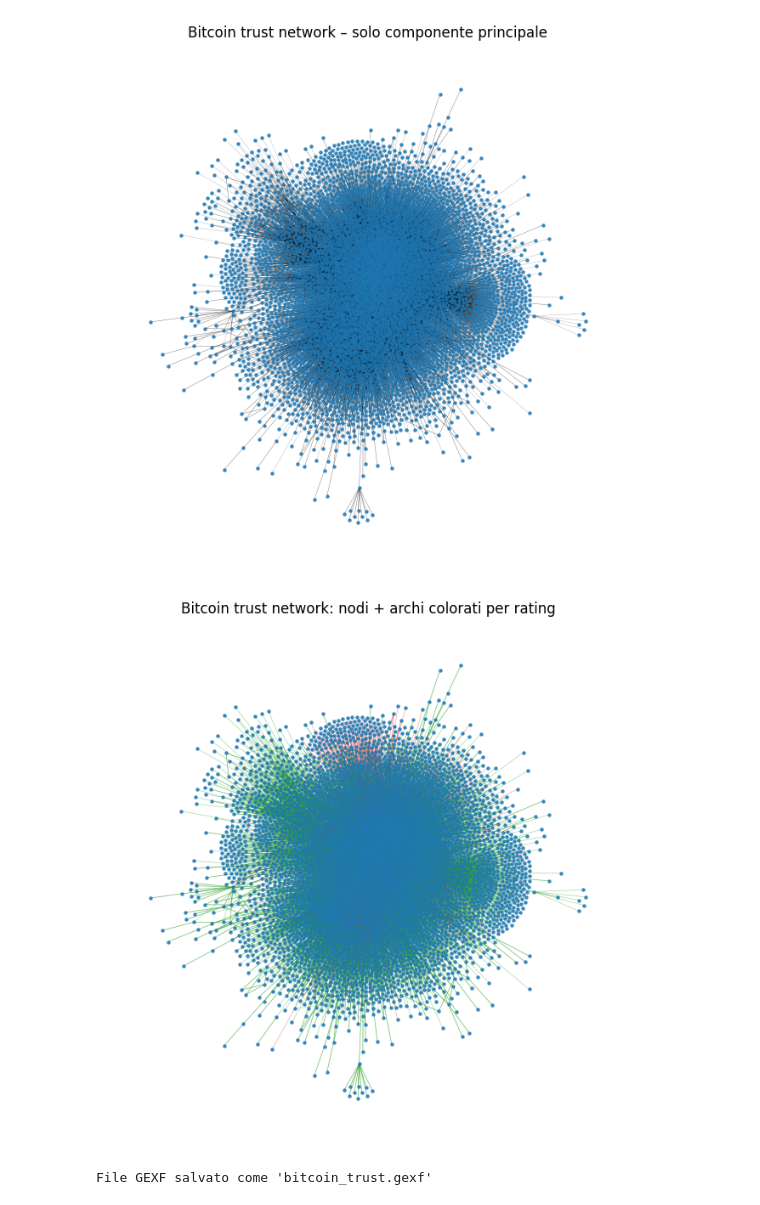
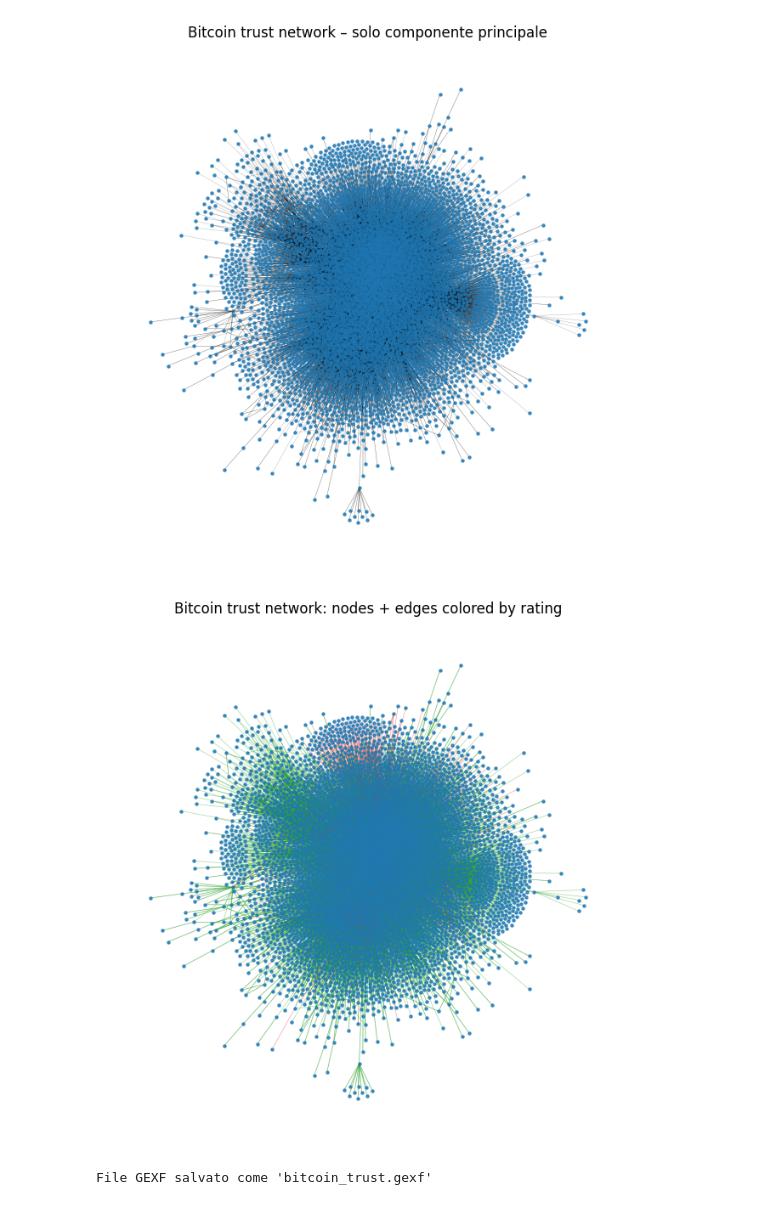
Before and after one commit to FraSeb6/BITCOIN-TRUST_network_science, a Jupyter notebook: main.ipynb, the cells around one changed output. Drawn from its saved outputs; the diff is of its cells as text; code cells hidden in the pictures.

```diff
--- a/main.ipynb
+++ b/main.ipynb
@@ -234,42 +228,42 @@ plt.show()
 # %%
 G = G_big
 
-# dizionario: nodo -> (x, y)
+# dictionary: node -> (x, y)
 pos = {n: (d["x"], d["y"]) for n, d in G.nodes(data=True)}
 
 edge_colors = []
 for u, v, data in G.edges(data=True):
     r = data.get("rating", 0)
     if r > 0:
-        edge_colors.append("tab:green")   # fiducia positiva
+        edge_colors.append("tab:green")   # positive trust
     elif r < 0:
-        edge_colors.append("tab:red")    # fiducia negativa
+        edge_colors.append("tab:red")     # negative trust
     else:
-        edge_colors.append("lightgray")  # neutro
+        edge_colors.append("lightgray")   # neutral
 
 plt.figure(figsize=(8, 8))
 
-# nodi piccoli e semitrasparenti
+# small, semi-transparent nodes
 nx.draw_networkx_nodes(
     G,
     pos,
     node_size=5,
     alpha=0.8
 )
 
-# archi colorati in base al rating
+# edges colored by rating
 nx.draw_networkx_edges(
     G,
     pos,
     edge_color=edge_colors,
     alpha=0.4,
     width=0.5,
-    arrows=False   # niente frecce per alleggerire
+    arrows=False   # no arrows to keep it lighter
 )
 
 plt.axis("off")
-plt.title("Bitcoin trust network: nodi + archi colorati per rating")
+plt.title("Bitcoin trust network: nodes + edges colored by rating")
 plt.show()
 # %% [output]
-[figure, old version]
+[figure, new version]
 # %%
```
Also changed, not shown: parts of 10 cells of this notebook.
